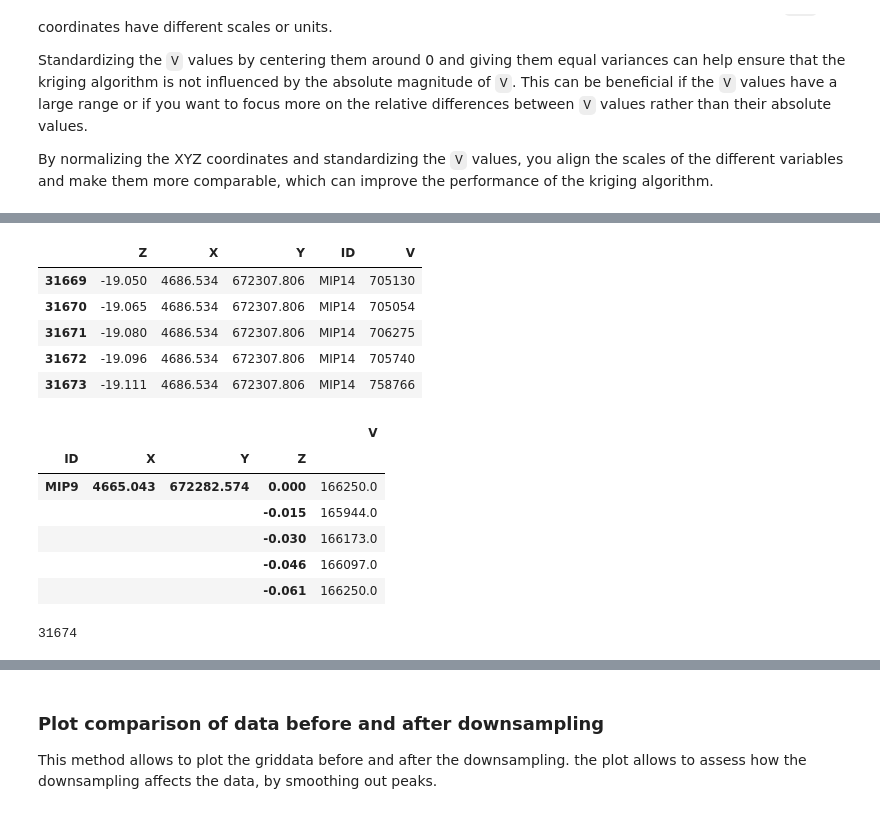
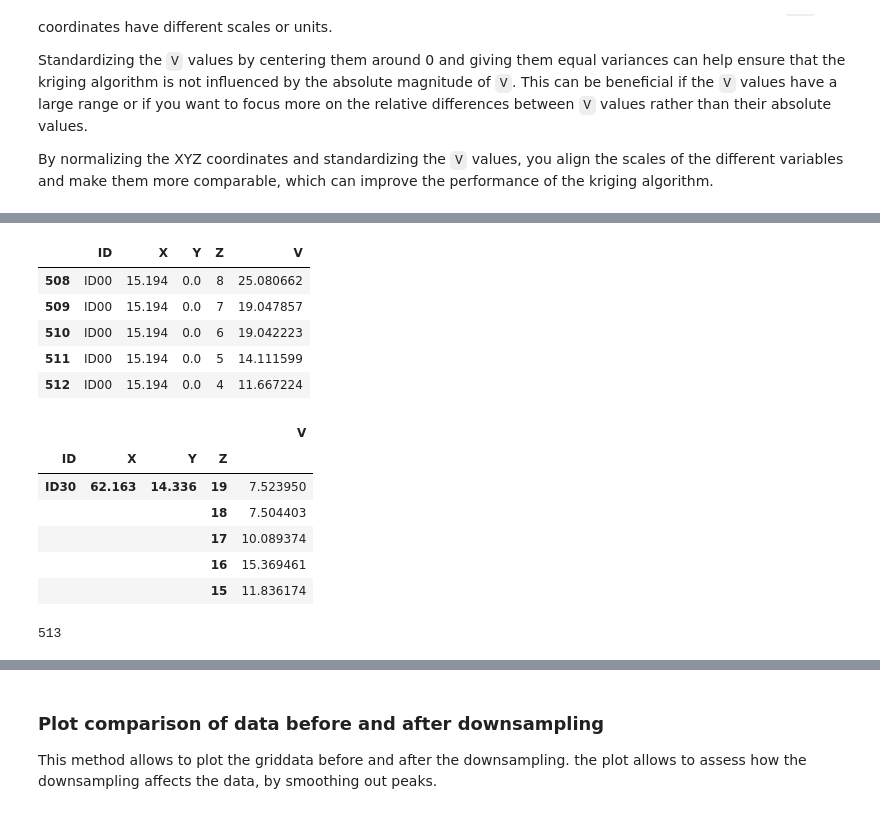
Before and after one commit to giocaizzi/py3dinterpolations, a Jupyter notebook: docsrc/source/examples/preprocessing.ipynb, the cells around one changed output, grey strips where cells are left out. Cells and saved outputs as stored; diff of their text form; code cells hidden in the pictures.

```diff
--- a/docsrc/source/examples/preprocessing.ipynb
+++ b/docsrc/source/examples/preprocessing.ipynb
@@ -36,27 +33,27 @@ The autoreload extension is already loaded. To reload it, use:
 # %%
 df = pd.read_csv(
-    "../data/griddata_default_colnames.csv",
+    "../../../tests/fixtures/griddata_default_colnames.csv",
 )
 df.tail()
 # %% [output]
-|  | Z | X | Y | ID | V |
-| 31669 | -19.050 | 4686.534 | 672307.806 | MIP14 | 705130 |
-| 31670 | -19.065 | 4686.534 | 672307.806 | MIP14 | 705054 |
-| 31671 | -19.080 | 4686.534 | 672307.806 | MIP14 | 706275 |
-| 31672 | -19.096 | 4686.534 | 672307.806 | MIP14 | 705740 |
-| 31673 | -19.111 | 4686.534 | 672307.806 | MIP14 | 758766 |
+|  | ID | X | Y | Z | V |
+| 508 | ID00 | 15.194 | 0.0 | 8 | 25.080662 |
+| 509 | ID00 | 15.194 | 0.0 | 7 | 19.047857 |
+| 510 | ID00 | 15.194 | 0.0 | 6 | 19.042223 |
+| 511 | ID00 | 15.194 | 0.0 | 5 | 14.111599 |
+| 512 | ID00 | 15.194 | 0.0 | 4 | 11.667224 |
 # %%
 gd = GridData(df)
 gd.data.head()
 # %% [output]
 |  |  |  |  | V |
 | ID | X | Y | Z |  |
-| MIP9 | 4665.043 | 672282.574 | 0.000 | 166250.0 |
-|  |  |  | -0.015 | 165944.0 |
-|  |  |  | -0.030 | 166173.0 |
-|  |  |  | -0.046 | 166097.0 |
-|  |  |  | -0.061 | 166250.0 |
+| ID30 | 62.163 | 14.336 | 19 | 7.523950 |
+|  |  |  | 18 | 7.504403 |
+|  |  |  | 17 | 10.089374 |
+|  |  |  | 16 | 15.369461 |
+|  |  |  | 15 | 11.836174 |
 # %%
 len(gd.data)
 # %% [output]
-31674
+513
```
Also changed, not shown: parts of 8 cells of this notebook.
